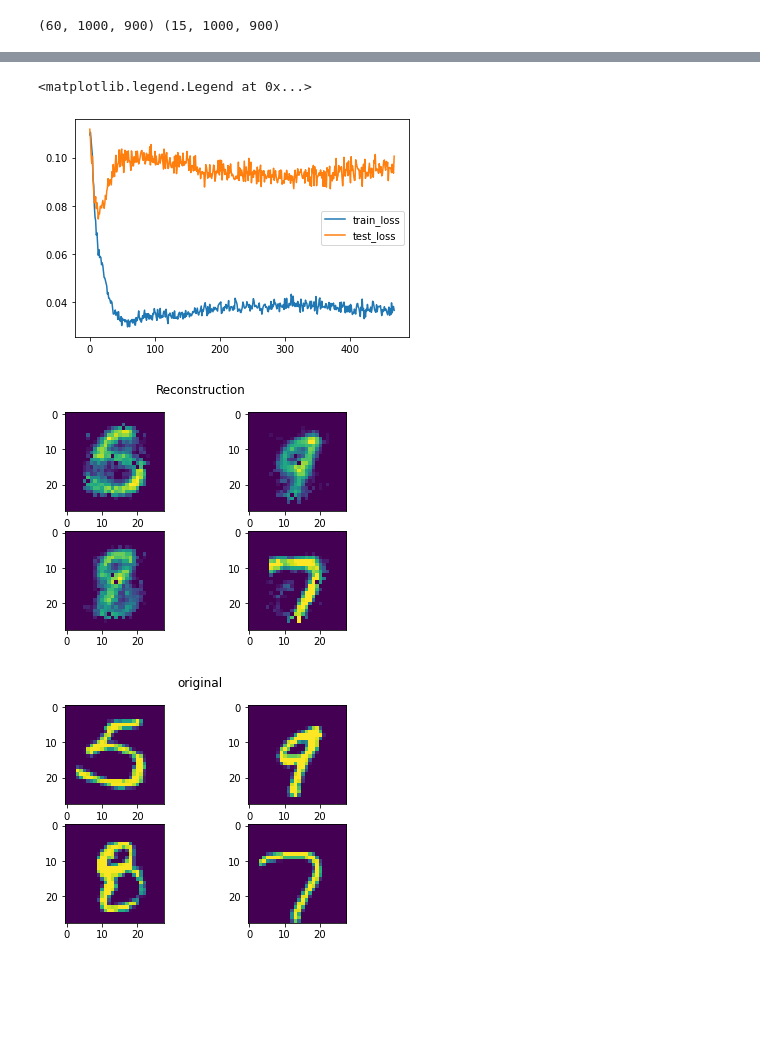
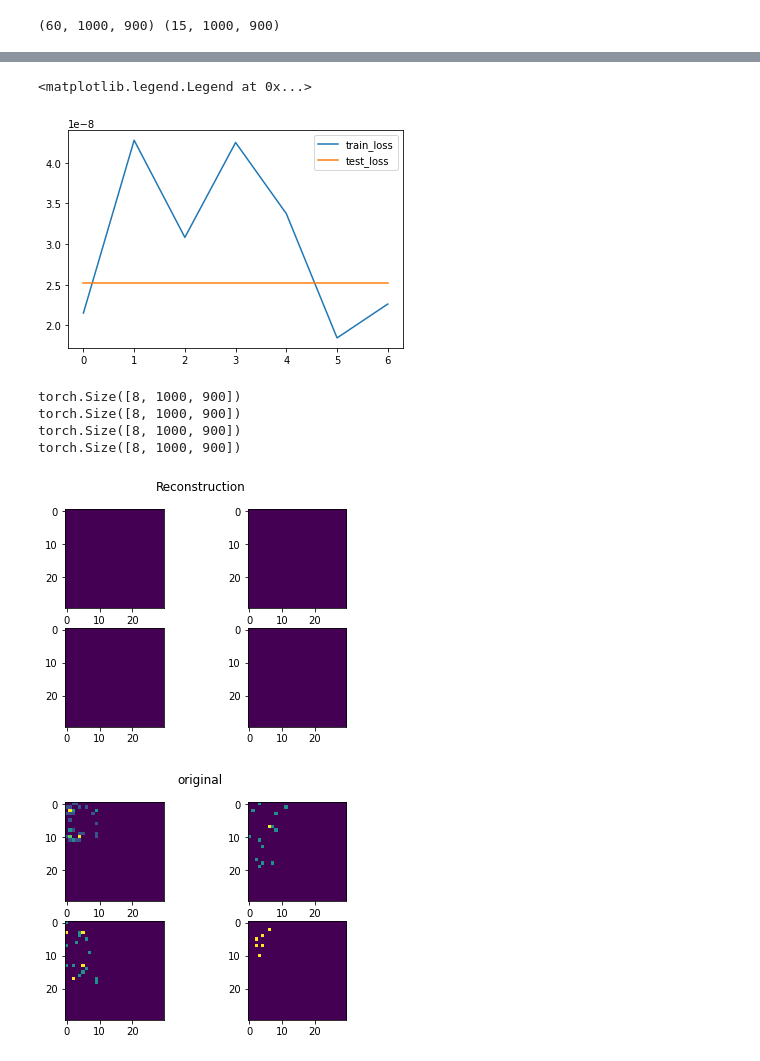
Before and after one commit to karthik-somayaji/ece594bb_pl-proj, a Jupyter notebook: snn_torch_spike_ip_autoencoder_DVS.ipynb, the cells around one changed output, grey strips where cells are left out. Saved outputs shown, nothing was run; the diff lists cells and outputs as text; code cells hidden in the pictures; blank space fills up the shorter version.

```diff
--- a/snn_torch_spike_ip_autoencoder_DVS.ipynb
+++ b/snn_torch_spike_ip_autoencoder_DVS.ipynb
@@ -196,7 +197,7 @@ for epoch in range(num_epochs):
     for data, targets in train_batch:
         data = data.to(device)
         targets = data.to(device)#targets.to(device)
-        targets = targets.squeeze(1)
+        targets = targets.squeeze(1).view(num_steps,batch_size, -1).float().mean(axis=0)
 
         spike_data = data
 
@@ -207,8 +208,11 @@ for epoch in range(num_epochs):
         #print(targets.shape)
 
         # forward pass
+        print(spike_data.view(num_steps,batch_size, -1).shape)
         net.train()
         spk_rec, mem_rec = net(spike_data.view(num_steps,batch_size, -1))
+
+        print(spk_rec.shape, targets.shape)
 
         #print(spk_rec.shape, mem_rec.shape, data.shape, targets.shape)
 
@@ -232,6 +236,7 @@ for epoch in range(num_epochs):
             test_data, test_targets = next(iter(test_loader))
             test_data = test_data.to(device)
             test_targets = test_data.to(device)#test_targets.to(device)
+            test_targets = test_targets.view(num_steps,batch_size, -1).float().mean(axis=0)
 
             spike_data_test = test_data
 
@@ -248,8 +253,8 @@ for epoch in range(num_epochs):
             test_loss_hist.append(test_loss.item())
 
             # Print train/test loss/accuracy
-            if counter % 50 == 0:
-                train_printer()
+            '''if counter % 50 == 0:
+                train_printer()'''
             counter += 1
             iter_counter +=1
 # %% [output]
@@ -261,32 +283,37 @@ plt.plot(test_loss_hist, label='test_loss')
 plt.legend()
 # %% [output]
 <matplotlib.legend.Legend at 0x...>
-[figure, old version]
+[figure, new version]
 # %%
 test_data, test_targets = next(iter(test_loader))
 
 plt.figure()
 for i in range(4):
     # Integrate through time for each location while displaying final image
     dat = test_data[i,:]
-    dat = spikegen.rate(dat, num_steps=num_steps)
+    print(test_data.shape)
+    #dat = spikegen.rate(dat, num_steps=num_steps)
     spk_rec, mem_rec = net(dat.view(num_steps, 1, -1))
-    final_image = spike_int = spk_rec.sum(0)[0].detach().numpy()
+    final_image = spk_rec.sum(0)[0].detach().numpy()
     #plt.figure()
     plt.subplot(2,2,i+1)
-    plt.imshow(final_image.reshape((28, 28)))
+    plt.imshow(final_image.reshape((30, 30)))
     plt.suptitle('Reconstruction')
 plt.show()
 
 plt.figure()
 for i in range(4):
     # Integrate through time for each location while displaying final image
-    final_image = test_data[i,:].numpy()
+    final_image = test_data[i,:].float().mean(axis=0).numpy()
     #plt.figure()
     plt.subplot(2,2,i+1)
-    plt.imshow(final_image.reshape((28, 28)))
+    plt.imshow(final_image.reshape((30, 30)))
     plt.suptitle('original')
 plt.show()
 # %% [output]
+torch.Size([8, 1000, 900])
+torch.Size([8, 1000, 900])
+torch.Size([8, 1000, 900])
+torch.Size([8, 1000, 900])
-[figure, old version]
+[figure, new version]
-[figure, old version]
+[figure, new version]
```
Also changed, not shown: parts of 4 cells of this notebook.
